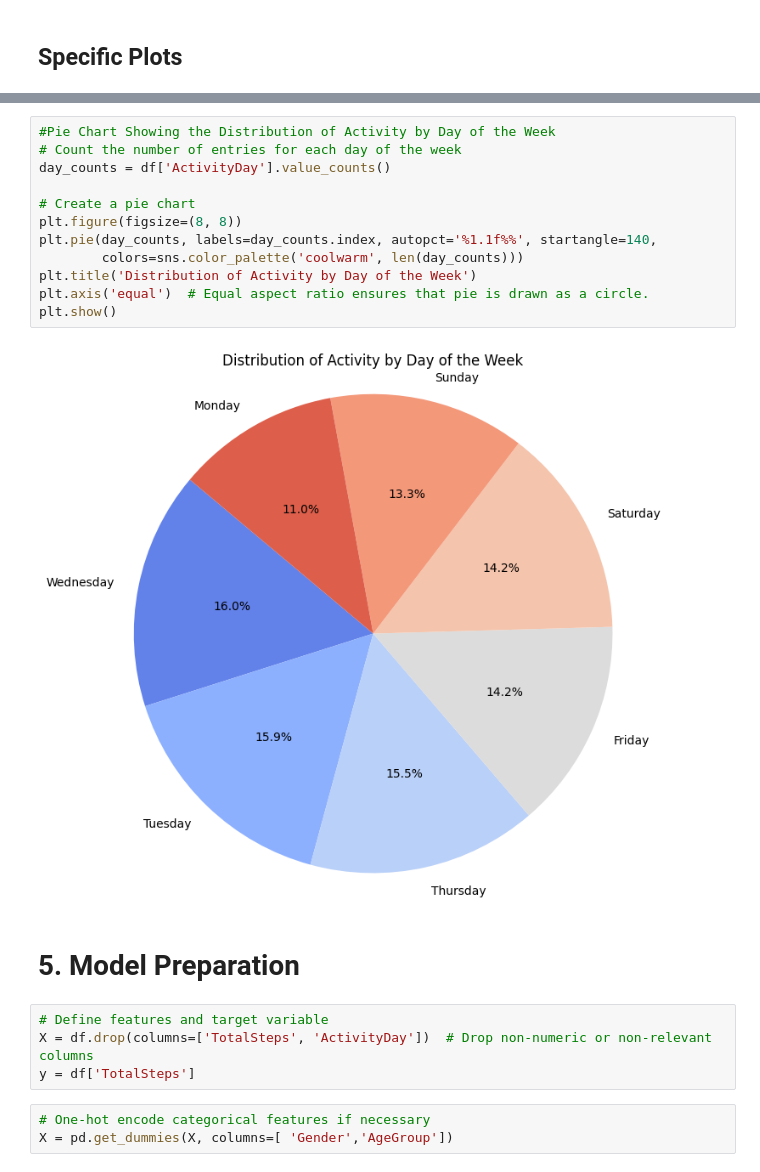
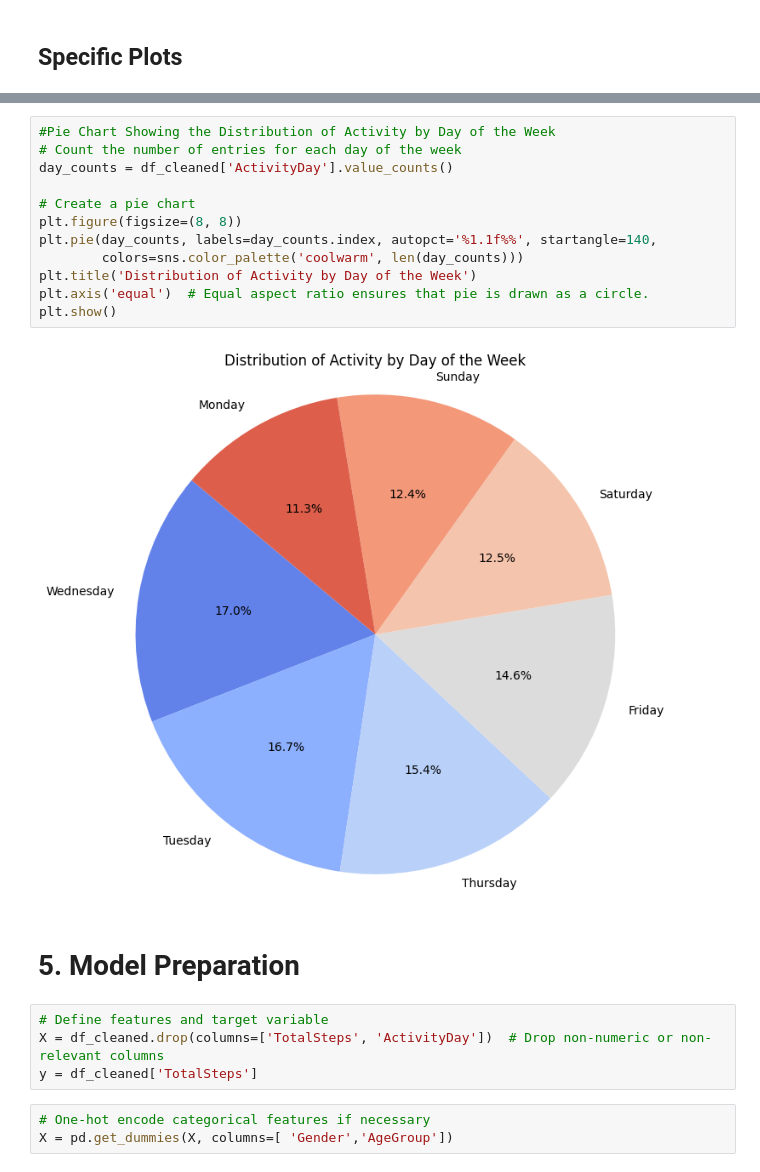
Before and after one commit to Haritha-PV/Haritha-P-V_Scifor, a Jupyter notebook: Main_Project/Machine Learning Model/FitnessTrackerSystem.ipynb, the cells around one changed output, grey strips where cells are left out. Cells and saved outputs as stored; diff of their text form.

```diff
--- a/Main_Project/Machine Learning Model/FitnessTrackerSystem.ipynb
+++ b/Main_Project/Machine Learning Model/FitnessTrackerSystem.ipynb
@@ -361,23 +385,23 @@ plt.show()
 # %%
 #Pie Chart Showing the Distribution of Activity by Day of the Week
 # Count the number of entries for each day of the week
-day_counts = df['ActivityDay'].value_counts()
+day_counts = df_cleaned['ActivityDay'].value_counts()
 
 # Create a pie chart
 plt.figure(figsize=(8, 8))
 plt.pie(day_counts, labels=day_counts.index, autopct='%1.1f%%', startangle=140,
         colors=sns.color_palette('coolwarm', len(day_counts)))
 plt.title('Distribution of Activity by Day of the Week')
 plt.axis('equal')  # Equal aspect ratio ensures that pie is drawn as a circle.
 plt.show()
 # %% [output]
-[figure, old version]
+[figure, new version]
 # %% [markdown]
 # 5. Model Preparation
 # %%
 # Define features and target variable
-X = df.drop(columns=['TotalSteps', 'ActivityDay'])  # Drop non-numeric or non-relevant columns
-y = df['TotalSteps']
+X = df_cleaned.drop(columns=['TotalSteps', 'ActivityDay'])  # Drop non-numeric or non-relevant columns
+y = df_cleaned['TotalSteps']
 # %%
 # One-hot encode categorical features if necessary
 X = pd.get_dummies(X, columns=[ 'Gender','AgeGroup'])
```
Also changed, not shown: parts of 28 cells of this notebook.
